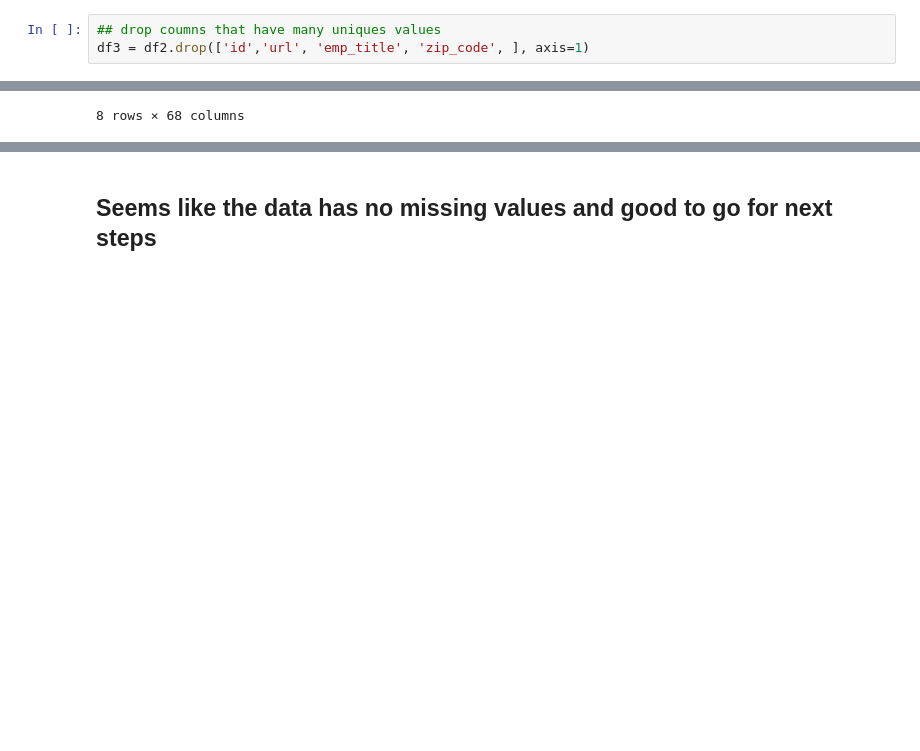
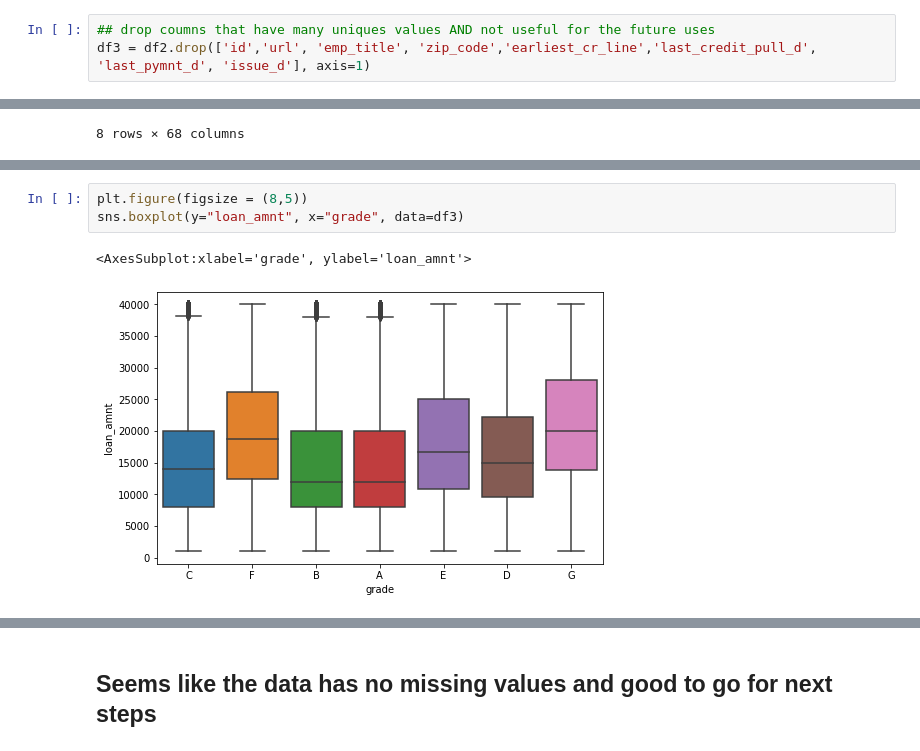
Before and after one commit to zonghaozhou/LendingClub-1, a Jupyter notebook: data_wrangling.ipynb, the cells around one changed output, grey strips where cells are left out. Saved outputs shown, nothing was run; the diff lists cells and outputs as text; blank space fills up the shorter version.

```diff
--- a/data_wrangling.ipynb
+++ b/data_wrangling.ipynb
@@ -174,8 +176,8 @@ disbursement_method           2
 debt_settlement_flag          2
 dtype: int64
 # %%
-## drop coumns that have many uniques values
-df3 = df2.drop(['id','url', 'emp_title', 'zip_code', ], axis=1)
+## drop coumns that have many uniques values AND not useful for the future uses
+df3 = df2.drop(['id','url', 'emp_title', 'zip_code','earliest_cr_line','last_credit_pull_d', 'last_pymnt_d', 'issue_d'], axis=1)
 # %%
 df3.head()
 # %% [output]
@@ -219,0 +281,6 @@ df3[num_feat].describe()
+# %%
+plt.figure(figsize = (8,5))
+sns.boxplot(y="loan_amnt", x="grade", data=df3)
+# %% [output]
+<AxesSubplot:xlabel='grade', ylabel='loan_amnt'>
+[figure, added]
```
Also changed, not shown: parts of 16 cells of this notebook.
